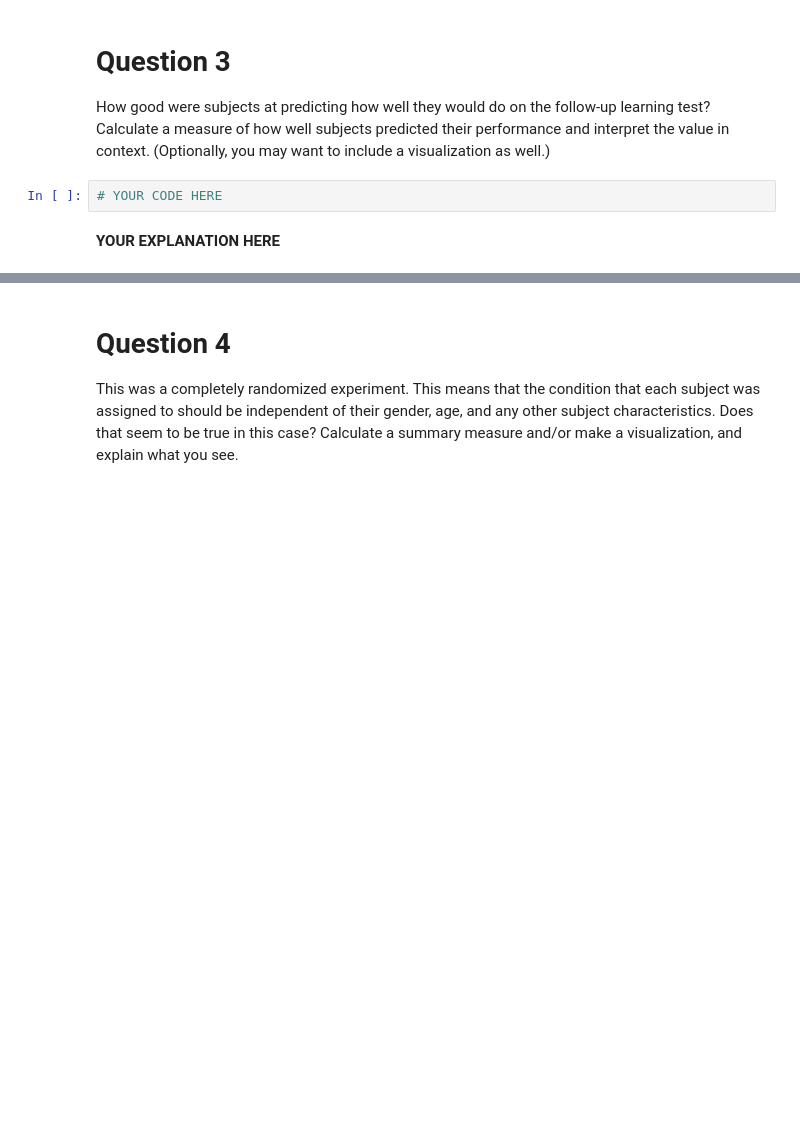
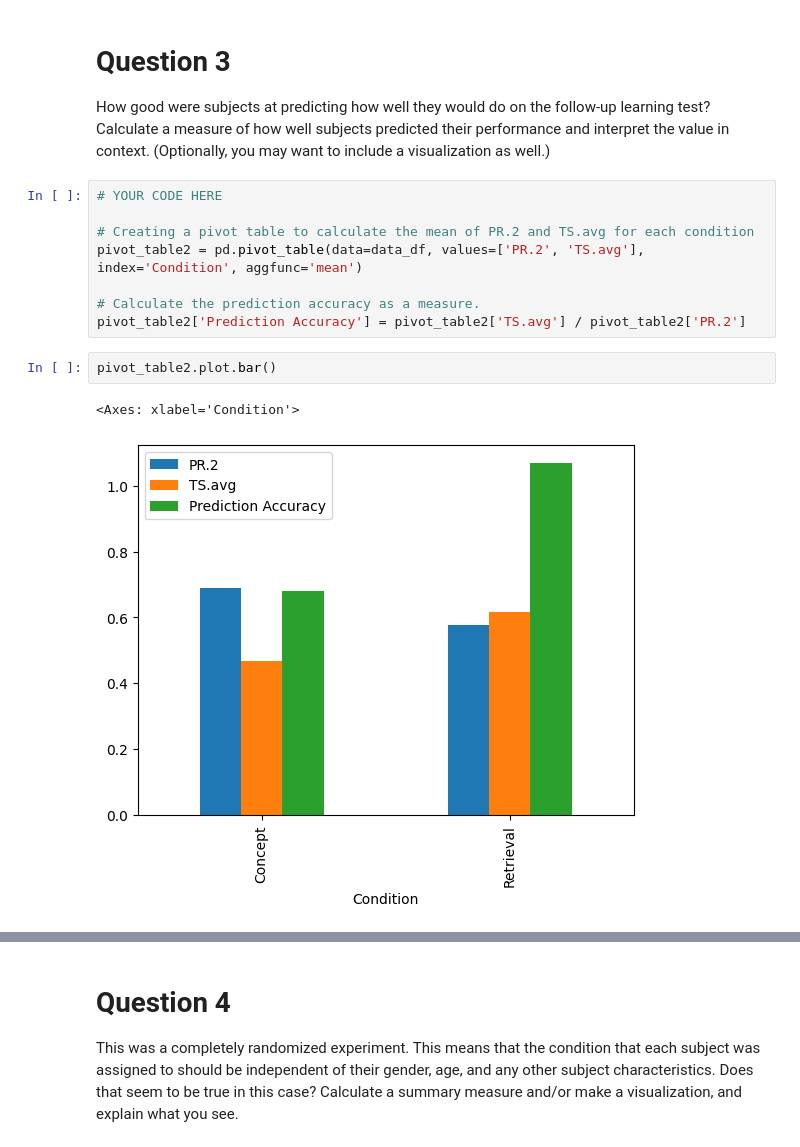
Before and after one commit to Mazrah18/CS105-DataAnaLysis, a Jupyter notebook: LABS/Lab-4/3C. Retrieval Practice and Learning.ipynb, the cells around one changed output, grey strips where cells are left out. Saved outputs shown, nothing was run; the diff lists cells and outputs as text; blank space fills up the shorter version.

```diff
--- a/LABS/Lab-4/3C. Retrieval Practice and Learning.ipynb
+++ b/LABS/Lab-4/3C. Retrieval Practice and Learning.ipynb
@@ -96,7 +134,16 @@ _Hint:_ Don't ask which variable you should use. That is for you to figure out.
 # Question 3
 
 How good were subjects at predicting how well they would do on the follow-up learning test? Calculate a measure of how well subjects predicted their performance and interpret the value in context. (Optionally, you may want to include a visualization as well.)
-# %%
-# YOUR CODE HERE
-# %% [markdown]
-**YOUR EXPLANATION HERE**
+# %%
+# YOUR CODE HERE
+
+# Creating a pivot table to calculate the mean of PR.2 and TS.avg for each condition
+pivot_table2 = pd.pivot_table(data=data_df, values=['PR.2', 'TS.avg'], index='Condition', aggfunc='mean')
+
+# Calculate the prediction accuracy as a measure.
+pivot_table2['Prediction Accuracy'] = pivot_table2['TS.avg'] / pivot_table2['PR.2']
+# %%
+pivot_table2.plot.bar()
+# %% [output]
+<Axes: xlabel='Condition'>
+[figure, added]
```
Also changed, not shown: parts of 21 cells of this notebook, 4 other files.
